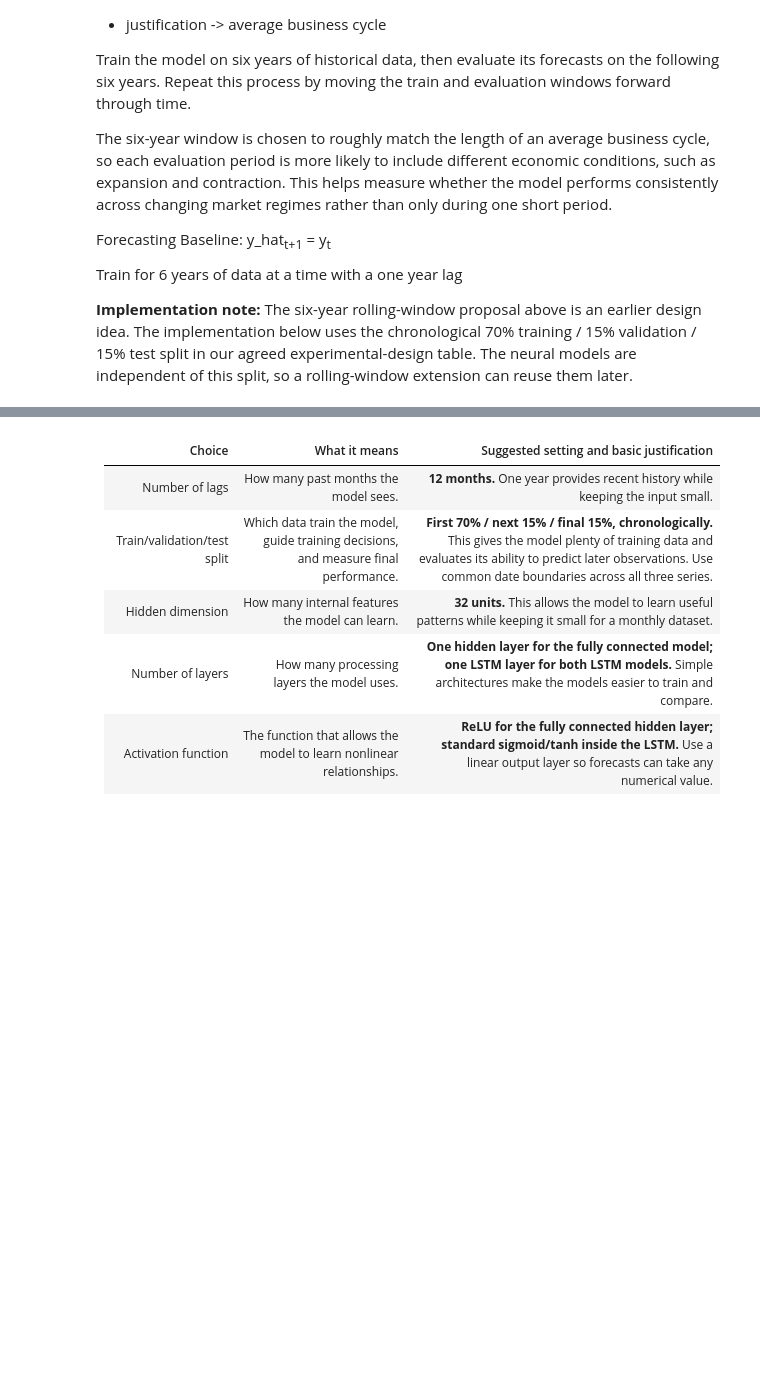
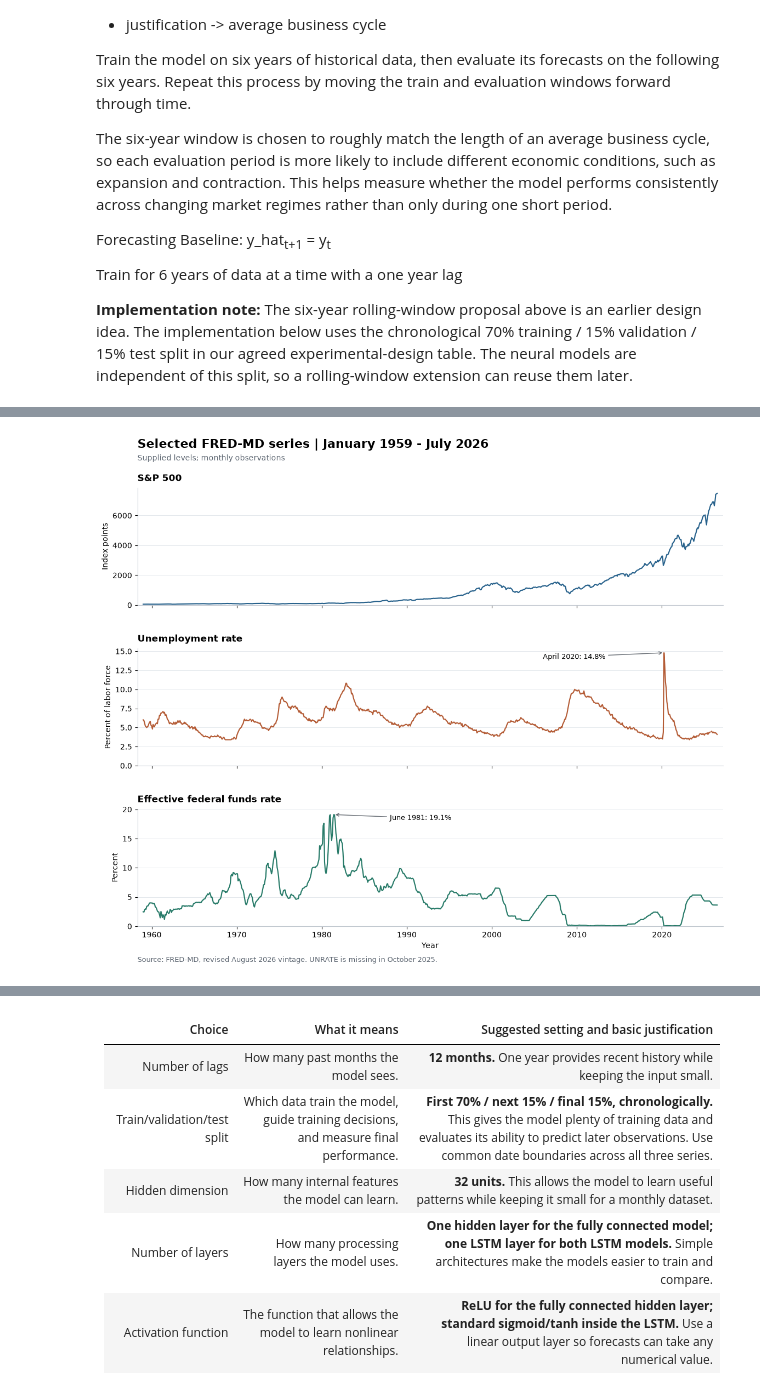
Before and after one commit to kylelaw529/VIP-HW-2, a Jupyter notebook: VIP_Homework2.ipynb, the cells around one changed output, grey strips where cells are left out. Drawn from its saved outputs; the diff is of its cells as text; code cells hidden in the pictures; blank space fills up the shorter version.

Commit message:
Verify FRED-MD data and add descriptive exploration

```diff
--- a/VIP_Homework2.ipynb
+++ b/VIP_Homework2.ipynb
@@ -76,0 +194,45 @@ dtype: int64
+# %%
+plot_specs = {
+    "S&P 500": ("S&P 500", "Index points", "#28628C"),
+    "UNRATE": ("Unemployment rate", "Percent of labor force", "#B45C36"),
+    "FEDFUNDS": ("Effective federal funds rate", "Percent", "#287B69"),
+}
+with plt.rc_context({"font.size": 10, "axes.titlesize": 12,
+                     "axes.labelsize": 10, "figure.facecolor": "white"}):
+    fig, axes = plt.subplots(3, 1, figsize=(12, 10), sharex=True)
+    for ax, column in zip(axes, analysis_columns):
+        title, unit, color = plot_specs[column]
+        ax.plot(extracted["sasdate"], extracted[column], color=color, linewidth=1.55)
+        ax.set_title(title, loc="left", fontweight="bold", pad=9)
+        ax.set_ylabel(unit)
+        ax.set_ylim(bottom=0)
+        ax.grid(axis="y", color="#E0E5EA", linewidth=0.6)
+        ax.set_axisbelow(True)
+        ax.spines[["top", "right"]].set_visible(False)
+        ax.spines[["left", "bottom"]].set_color("#BFC6CE")
+        ax.margins(x=0.01)
+
+    unrate_peak = extracted["UNRATE"].idxmax()
+    axes[1].annotate("April 2020: 14.8%", xy=(extracted.loc[unrate_peak, "sasdate"], 14.8),
+                     xytext=(pd.Timestamp("2006-01-01"), 14.0),
+                     arrowprops={"arrowstyle": "->", "color": "#656B72"}, fontsize=9)
+    funds_peak = extracted["FEDFUNDS"].idxmax()
+    axes[2].annotate("June 1981: 19.1%", xy=(extracted.loc[funds_peak, "sasdate"], 19.1),
+                     xytext=(pd.Timestamp("1988-01-01"), 18.2),
+                     arrowprops={"arrowstyle": "->", "color": "#656B72"}, fontsize=9)
+    axes[-1].xaxis.set_major_locator(mdates.YearLocator(10))
+    axes[-1].xaxis.set_major_formatter(mdates.DateFormatter("%Y"))
+    axes[-1].set_xlabel("Year")
+    start_label = extracted["sasdate"].min().strftime("%B %Y")
+    end_label = extracted["sasdate"].max().strftime("%B %Y")
+    fig.suptitle(f"Selected FRED-MD series | {start_label} - {end_label}",
+                 fontsize=16, fontweight="bold", x=0.09, ha="left", y=0.975)
+    fig.text(0.09, 0.935, "Supplied levels; monthly observations", fontsize=10, color="#5E6772")
+    fig.text(0.09, 0.02, "Source: FRED-MD, revised August 2026 vintage. UNRATE is missing in October 2025.",
+             fontsize=9, color="#5E6772")
+    fig.subplots_adjust(top=0.885, bottom=0.085, left=0.09, right=0.98, hspace=0.37)
+    fig.savefig(EDA_OUTPUT / "full_series.png", dpi=180, facecolor="white")
+    plt.show()
+    plt.close(fig)
+# %% [output]
+[figure, added]
```
Also changed, not shown: parts of 12 cells of this notebook, 5 other files.
